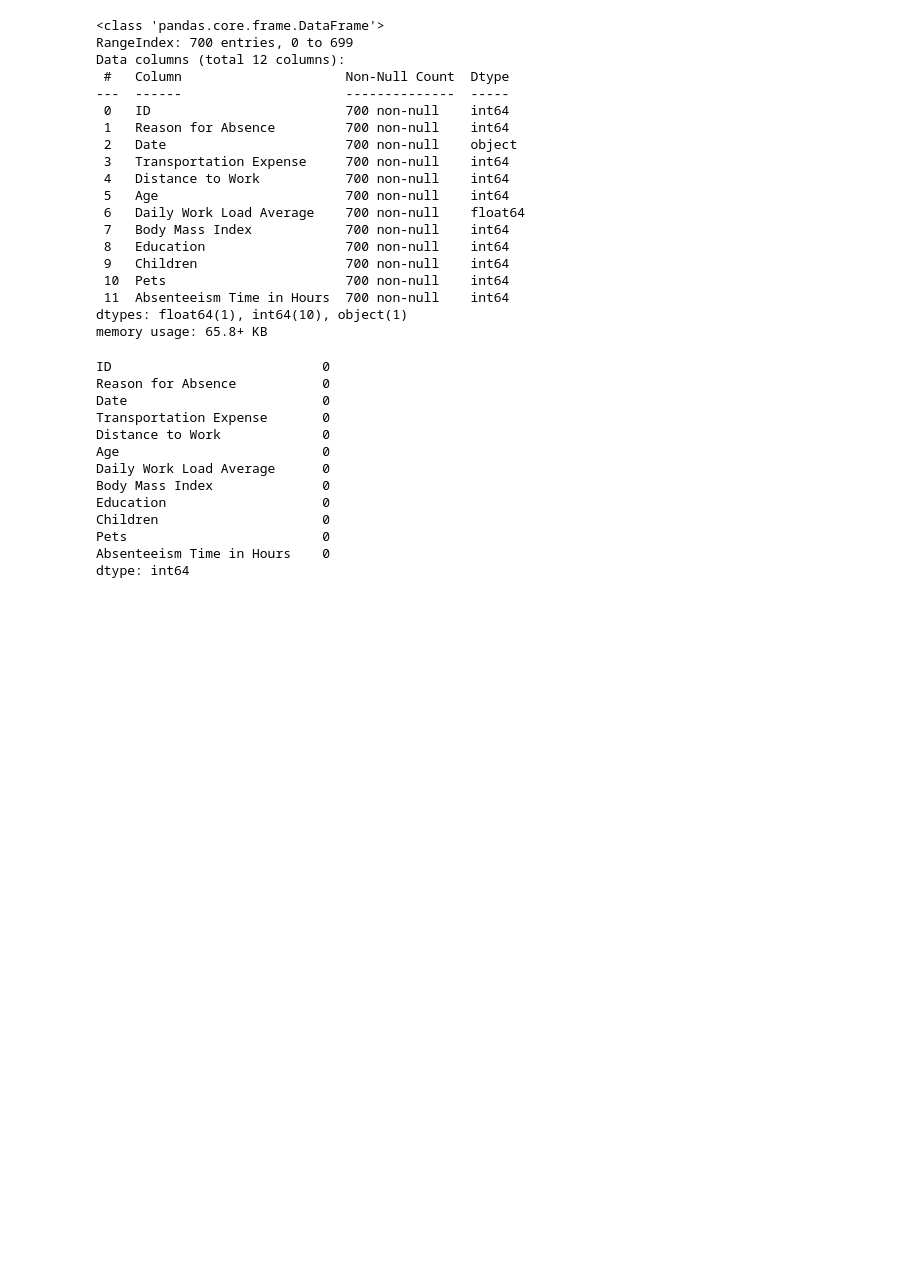
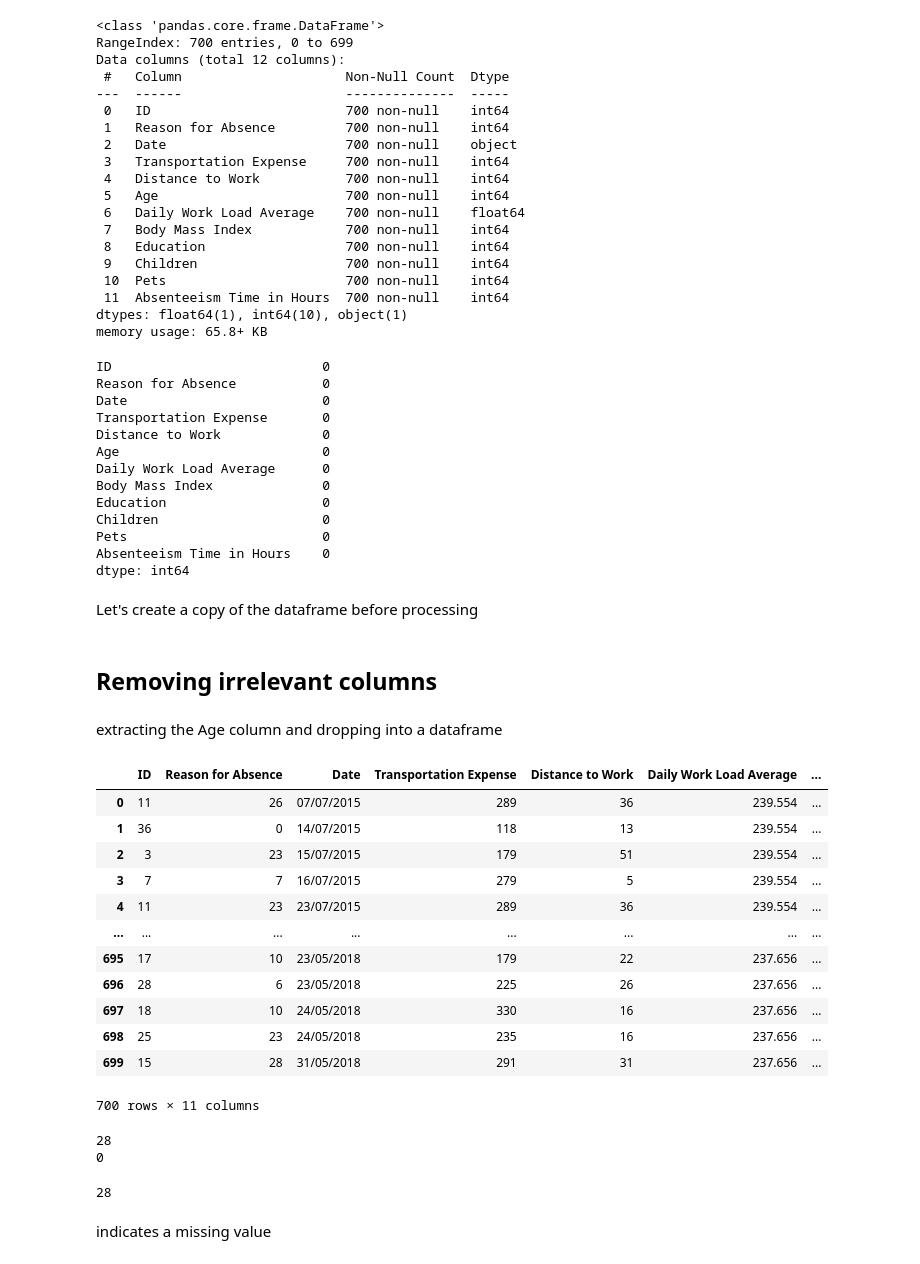
Before and after one commit to I-Sobe/absenteeism, a Jupyter notebook: script.ipynb, the cells around one changed output. Cells and saved outputs as stored; diff of their text form; code cells hidden in the pictures; blank space fills up the shorter version.

```diff
--- a/script.ipynb
+++ b/script.ipynb
@@ -59,3 +74,5 @@ Children                     0
 Pets                         0
 Absenteeism Time in Hours    0
 dtype: int64
+# %% [markdown]
+Let's create a copy of the dataframe before processing
@@ -61,0 +81,2 @@ dtype: int64
+# %% [markdown]
+## Removing irrelevant columns
@@ -61,0 +85,33 @@ dtype: int64
+# %% [markdown]
+extracting the Age column and dropping into a dataframe
+# %%
+df_no_age = df.drop(['Age'], axis = 1)
+df_no_age
+# %% [output]
+|  | ID | Reason for Absence | Date | Transportation Expense | Distance to Work | Daily Work Load Average | ... |
+| 0 | 11 | 26 | 07/07/2015 | 289 | 36 | 239.554 | ... |
+| 1 | 36 | 0 | 14/07/2015 | 118 | 13 | 239.554 | ... |
+| 2 | 3 | 23 | 15/07/2015 | 179 | 51 | 239.554 | ... |
+| 3 | 7 | 7 | 16/07/2015 | 279 | 5 | 239.554 | ... |
+| 4 | 11 | 23 | 23/07/2015 | 289 | 36 | 239.554 | ... |
+| ... | ... | ... | ... | ... | ... | ... | ... |
+| 695 | 17 | 10 | 23/05/2018 | 179 | 22 | 237.656 | ... |
+| 696 | 28 | 6 | 23/05/2018 | 225 | 26 | 237.656 | ... |
+| 697 | 18 | 10 | 24/05/2018 | 330 | 16 | 237.656 | ... |
+| 698 | 25 | 23 | 24/05/2018 | 235 | 16 | 237.656 | ... |
+| 699 | 15 | 28 | 31/05/2018 | 291 | 31 | 237.656 | ... |
+700 rows × 11 columns
+# %%
+#checking the minimum and maximum values of Reason for absence
+print(df['Reason for Absence'].max())
+print(df['Reason for Absence'].min())
+# %% [output]
+28
+0
+# %%
+#checking the number of values in 'Reason for Absence' column
+len(df['Reason for Absence'].unique())
+# %% [output]
+28
+# %% [markdown]
+indicates a missing value
```
Also changed, not shown: parts of 14 cells of this notebook.
